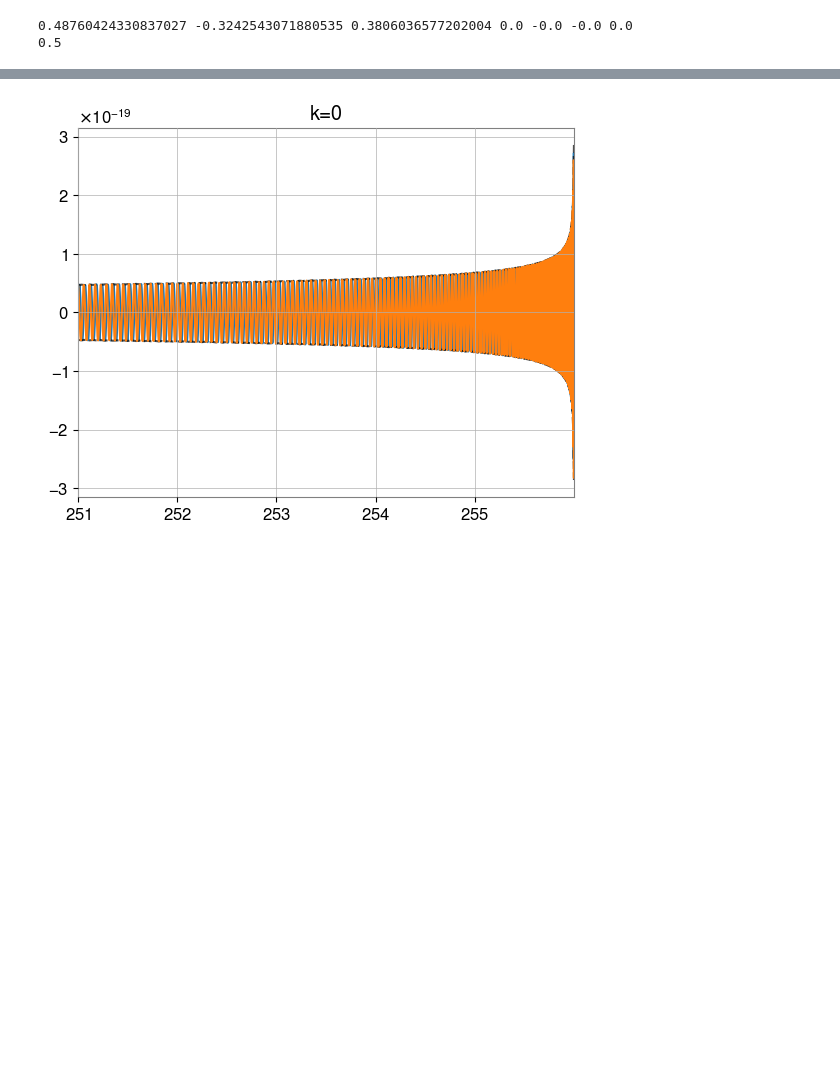
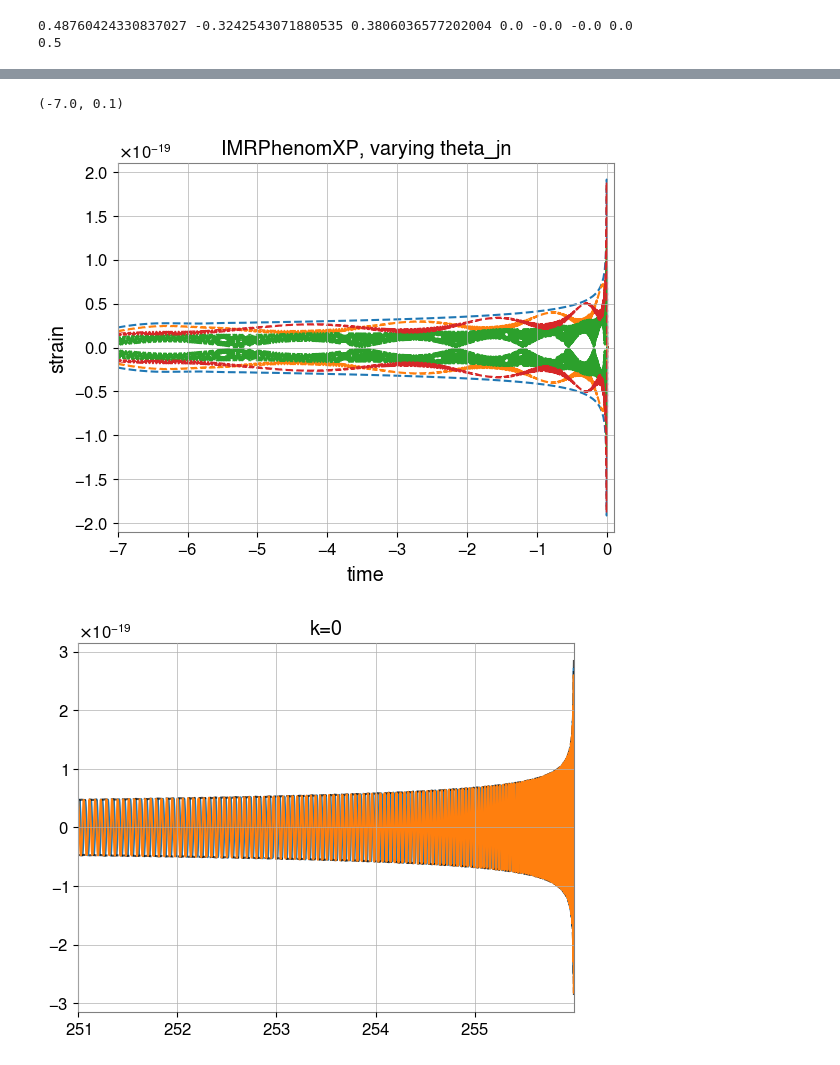
Before and after one commit to BenGPatterson/EccentricPrecession, a Jupyter notebook: ecc_prec_harmonics.ipynb, the cells around one changed output, grey strips where cells are left out. Cells and saved outputs as stored; diff of their text form; code cells hidden in the pictures; blank space fills up the shorter version.

```diff
--- a/ecc_prec_harmonics.ipynb
+++ b/ecc_prec_harmonics.ipynb
@@ -257,3 +231,25 @@ plt.xlim(-0.05,0.02)
+# %%
+# Plot example waveform
+init_phase = []
+approximant = 'IMRPhenomXP'
+for i, _theta_jn in enumerate(np.linspace(0, np.pi, 4, endpoint=False)):
+    h = gen_prec_wf(20, M, q, _theta_jn, phi_jl, phase, psi, tilt_1, tilt_2, phi_12, 0.7, a_2, approximant=approximant, apply_detector_response=False)
+    init_phase.append(np.angle(h[0]))
+    # plt.plot(h.sample_times, h.real(), c=f'C{i}')
+    plt.plot(h.sample_times, np.abs(h), c=f'C{i}', ls='dashed')
+    plt.plot(h.sample_times, -np.abs(h), c=f'C{i}', ls='dashed')
+plt.title(f'{approximant}, varying theta_jn')
+plt.xlabel('time')
+plt.ylabel('strain')
+
+
+# plt.plot(h.sample_times, np.abs(h), ls='dashed', c='k', alpha=0.7)
+# plt.plot(h.sample_times, -np.abs(h), ls='dashed', c='k', alpha=0.7)
+# plt.plot(h.imag().sample_times, h.imag())
+plt.xlim(-7, 0.1)
+# %% [output]
+(-7.0, 0.1)
+[figure, added]
 # %%
 # Plot harmonics
 harms = gen_prec_harms(5, M, q, tilt_1, tilt_2, phi_12, a_1, a_2, approximant=approximant)
```
Also changed, not shown: parts of 16 cells of this notebook, 2 other files.
